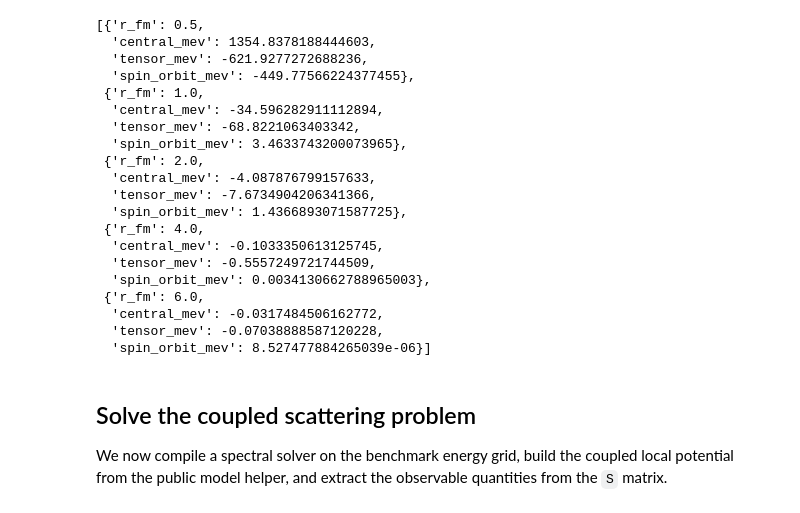
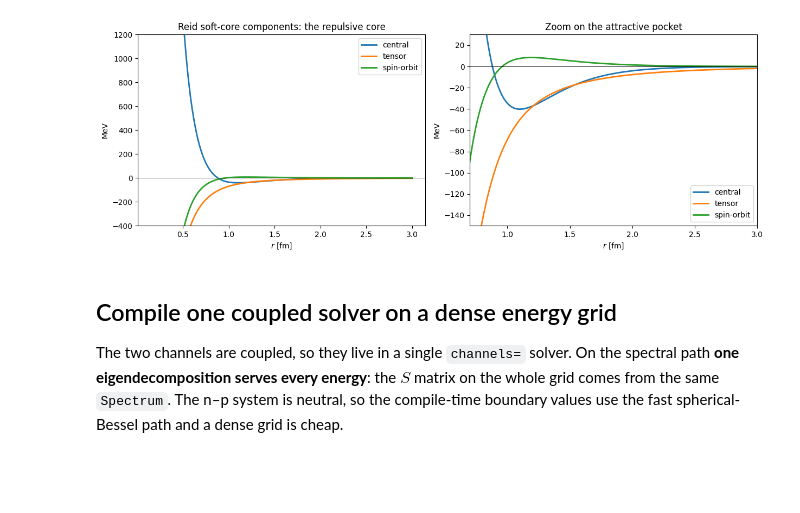
Before and after one commit to beykyle/lax, a Jupyter notebook: examples/descouvemont_np_demo.ipynb, the cells around one changed output. Saved outputs shown, nothing was run; the diff lists cells and outputs as text; code cells hidden in the pictures; blank space fills up the shorter version.

```diff
--- a/examples/descouvemont_np_demo.ipynb
+++ b/examples/descouvemont_np_demo.ipynb
@@ -68,43 +51,0 @@ The public builder `lax.models.interaction_from_reid_np_j1(solver)` assembles th
-# %%
-sample_radii = np.asarray([0.5, 1.0, 2.0, 4.0, 6.0], dtype=np.float64)
-central, tensor, spin_orbit = [
-    np.asarray(values)
-    for values in lm.models.reid_soft_core_triplet_components(sample_radii)
-]
-
-[
-    {
-        "r_fm": float(radius),
-        "central_mev": float(v_c),
-        "tensor_mev": float(v_t),
-        "spin_orbit_mev": float(v_ls),
-    }
-    for radius, v_c, v_t, v_ls in zip(
-        sample_radii, central, tensor, spin_orbit, strict=True
-    )
-]
-# %% [output]
-[{'r_fm': 0.5,
-  'central_mev': 1354.8378188444603,
-  'tensor_mev': -621.9277272688236,
-  'spin_orbit_mev': -449.77566224377455},
- {'r_fm': 1.0,
-  'central_mev': -34.596282911112894,
-  'tensor_mev': -68.8221063403342,
-  'spin_orbit_mev': 3.4633743200073965},
- {'r_fm': 2.0,
-  'central_mev': -4.087876799157633,
-  'tensor_mev': -7.6734904206341366,
-  'spin_orbit_mev': 1.4366893071587725},
- {'r_fm': 4.0,
-  'central_mev': -0.1033350613125745,
-  'tensor_mev': -0.5557249721744509,
-  'spin_orbit_mev': 0.0034130662788965003},
- {'r_fm': 6.0,
-  'central_mev': -0.0317484506162772,
-  'tensor_mev': -0.07038888587120228,
-  'spin_orbit_mev': 8.527477884265039e-06}]
-# %% [markdown]
-## Solve the coupled scattering problem
-
-We now compile a spectral solver on the benchmark energy grid, build the coupled local potential from the public model helper, and extract the observable quantities from the `S` matrix.
@@ -146,0 +52,33 @@ rows
+# %%
+r = np.linspace(0.15, 3.0, 500)
+central, tensor, spin_orbit = [
+    np.asarray(v)
+    for v in lm.models.reid_soft_core_triplet_components(jnp.asarray(r))
+]
+
+fig, axes = plt.subplots(1, 2, figsize=(12.5, 4.5))
+for values, label in [(central, "central"), (tensor, "tensor"), (spin_orbit, "spin-orbit")]:
+    for axis in axes:
+        axis.plot(r, values, label=label, linewidth=2.0)
+    axes[0].lines[-1].set_label(label)
+
+axes[0].set_ylim(-400.0, 1200.0)
+axes[0].set_title("Reid soft-core components: the repulsive core")
+axes[1].set_xlim(0.7, 3.0)
+axes[1].set_ylim(-150.0, 30.0)
+axes[1].set_title("Zoom on the attractive pocket")
+for axis in axes:
+    axis.axhline(0.0, color="black", linewidth=0.6)
+    axis.set_xlabel(r"$r$ [fm]")
+    axis.set_ylabel("MeV")
+    axis.legend()
+fig.tight_layout()
+# %% [output]
+[figure, added]
+# %% [markdown]
+## Compile one coupled solver on a dense energy grid
+
+The two channels are coupled, so they live in a single `channels=` solver. On the
+spectral path **one eigendecomposition serves every energy**: the $S$ matrix on the whole
+grid comes from the same `Spectrum`. The n–p system is neutral, so the compile-time
+boundary values use the fast spherical-Bessel path and a dense grid is cheap.
```
Also changed, not shown: parts of 13 cells of this notebook, 20 other files.
